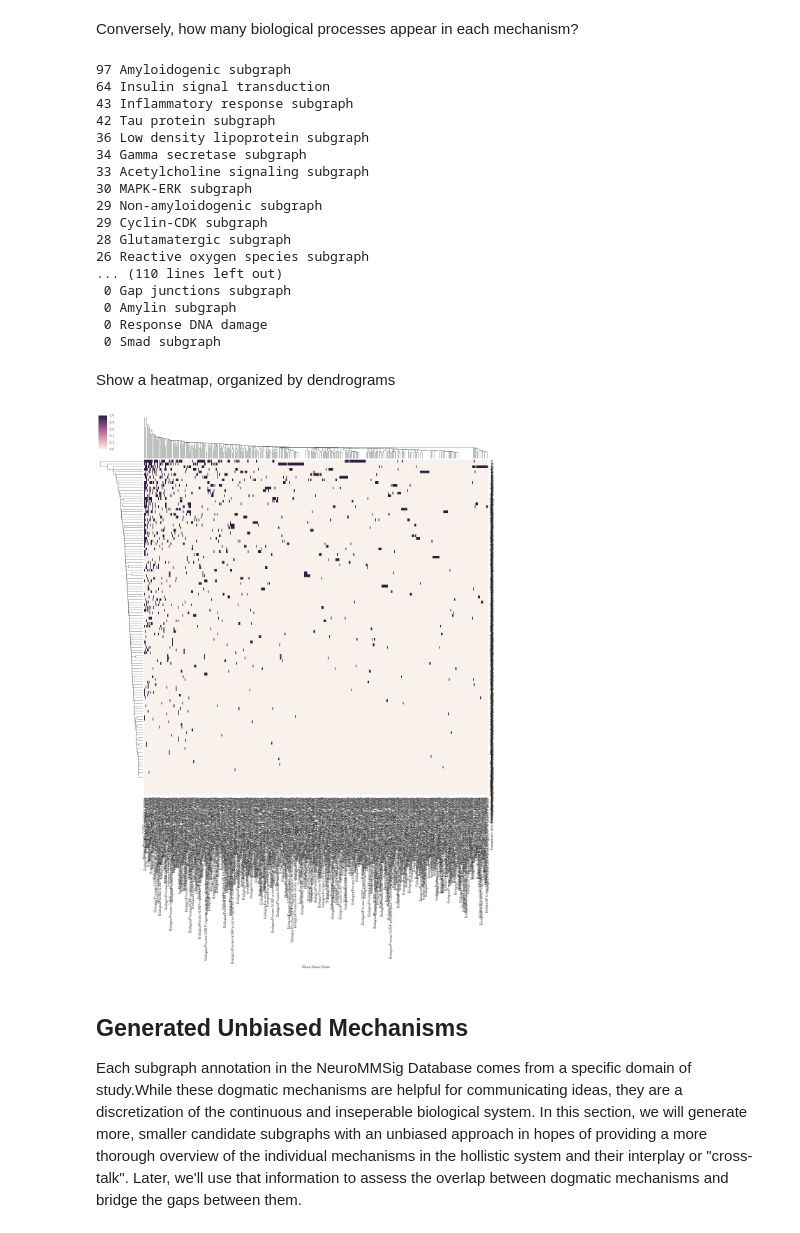
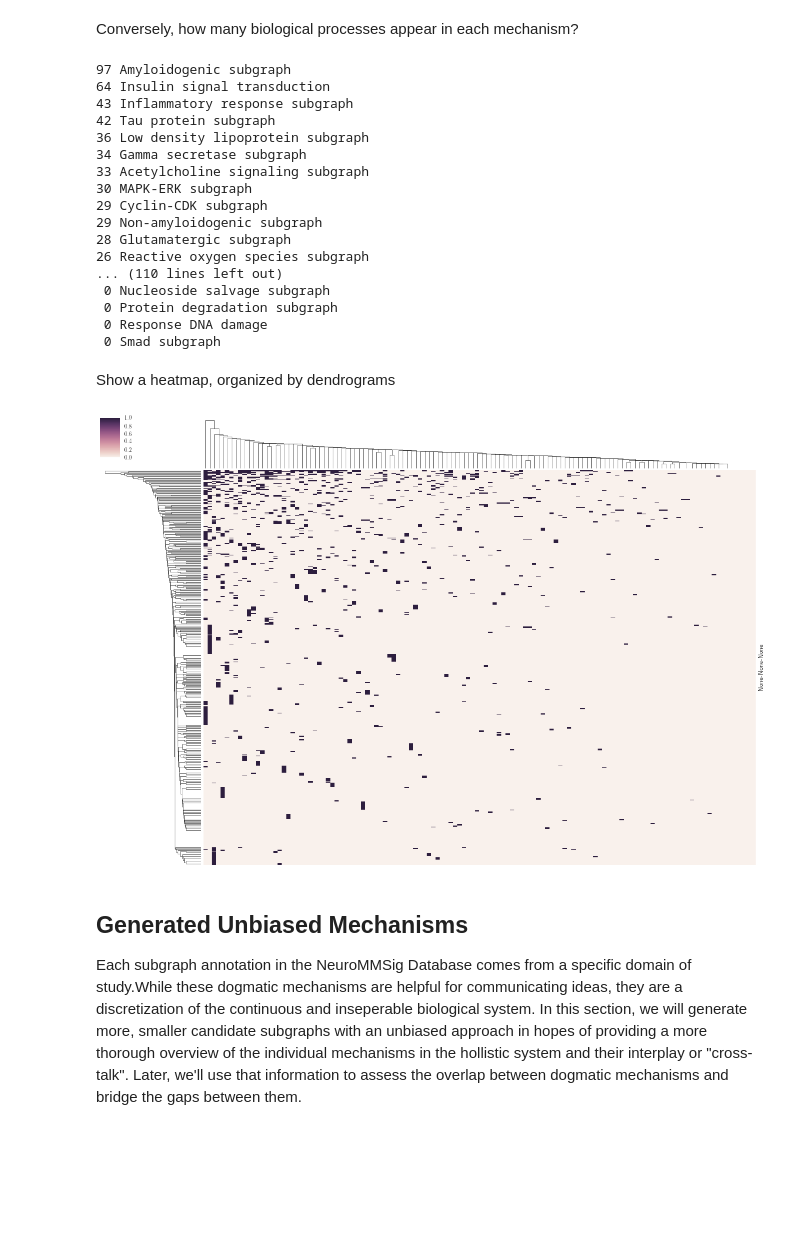
Before and after one commit to pybel/pybel-notebooks, a Jupyter notebook: Candidate Mechanism Generation.ipynb, the cells around one changed output. Drawn from its saved outputs; the diff is of its cells as text; code cells hidden in the pictures; blank space fills up the shorter version.

```diff
--- a/Candidate Mechanism Generation.ipynb
+++ b/Candidate Mechanism Generation.ipynb
@@ -72,6 +76,6 @@ graph = pybel.from_pickle(pickle_path)
 
 The names of the canonical mechanisms are extracted and listed below.
 # %%
-canonical_mechanism_names = pbt.summary.get_annotation_values(graph, 'Subgraph')
+canonical_mechanism_names = sorted(pbt.summary.get_annotation_values(graph, 'Subgraph'))
 canonical_mechanism_names
 # %% [output]
@@ -109,7 +114,7 @@ Wall time: 13.5 s
 # %% [markdown]
 All biological process nodes are retrieved with [pbt.selection.get_nodes_by_function](http://pybel-tools.readthedocs.io/en/latest/selection.html#pybel_tools.selection.get_nodes_by_function).
 # %%
-bioprocess_nodes = set(pbt.selection.get_nodes_by_function(graph, BIOPROCESS))
+bioprocess_nodes = sorted(pbt.selection.get_nodes_by_function(graph, BIOPROCESS))
 len(bioprocess_nodes)
 # %% [output]
 440
@@ -162,13 +167,13 @@ for cm, bps in sorted(sg2bp.items(), key=lambda x: len(x[1]), reverse=True):
 34 Gamma secretase subgraph
 33 Acetylcholine signaling subgraph
 30 MAPK-ERK subgraph
+29 Cyclin-CDK subgraph
 29 Non-amyloidogenic subgraph
-29 Cyclin-CDK subgraph
 28 Glutamatergic subgraph
 26 Reactive oxygen species subgraph
 ... (110 lines left out)
- 0 Gap junctions subgraph
- 0 Amylin subgraph
+ 0 Nucleoside salvage subgraph
+ 0 Protein degradation subgraph
  0 Response DNA damage
  0 Smad subgraph
 # %% [markdown]
@@ -176,16 +181,16 @@ Show a heatmap, organized by dendrograms
 # %%
 bp_sg_membership = defaultdict(dict)
 
-for cm, m in canonical_mechanisms.items():
+for cm in canonical_mechanism_names:
     for bp in bioprocess_nodes:
         bp_sg_membership[bp][cm] = 1 if bp in sg2bp[cm] else 0
 
 membership_df = pd.DataFrame(bp_sg_membership)
 # %%
-sns.clustermap(membership_df, figsize=(20, 20))
+sns.clustermap(membership_df.T, xticklabels=False, yticklabels=False, figsize=(20, 14))
 plt.show()
 # %% [output]
-[figure, old version]
+[figure, new version]
 # %% [markdown]
 ## Generated Unbiased Mechanisms
 
```
Also changed, not shown: parts of 15 cells of this notebook, 1 other file.
